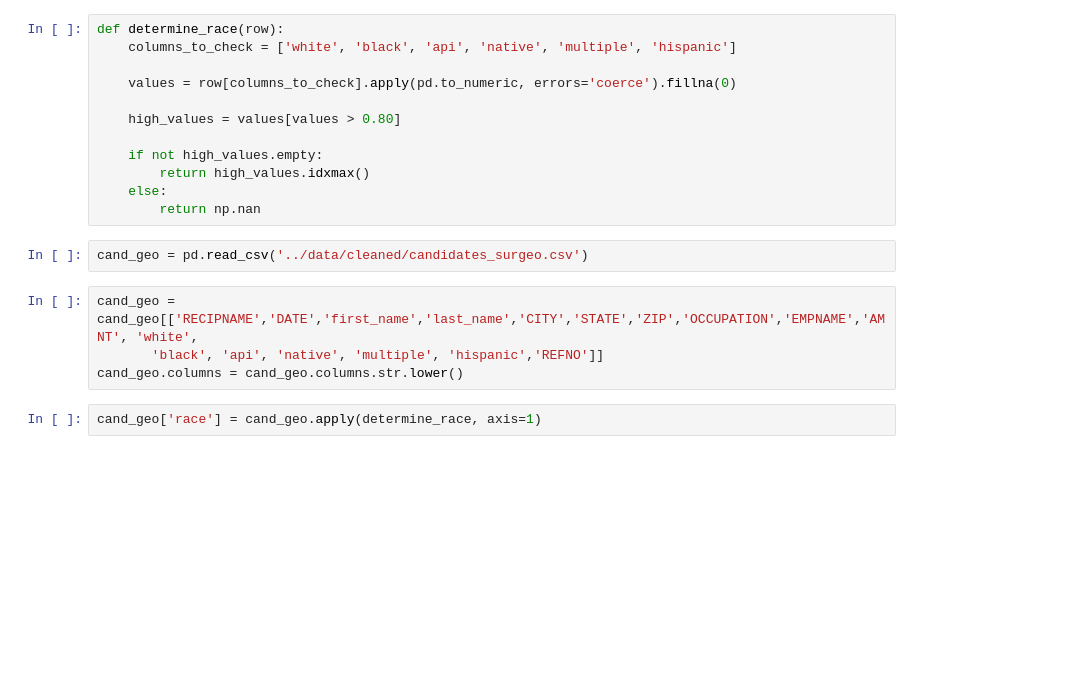
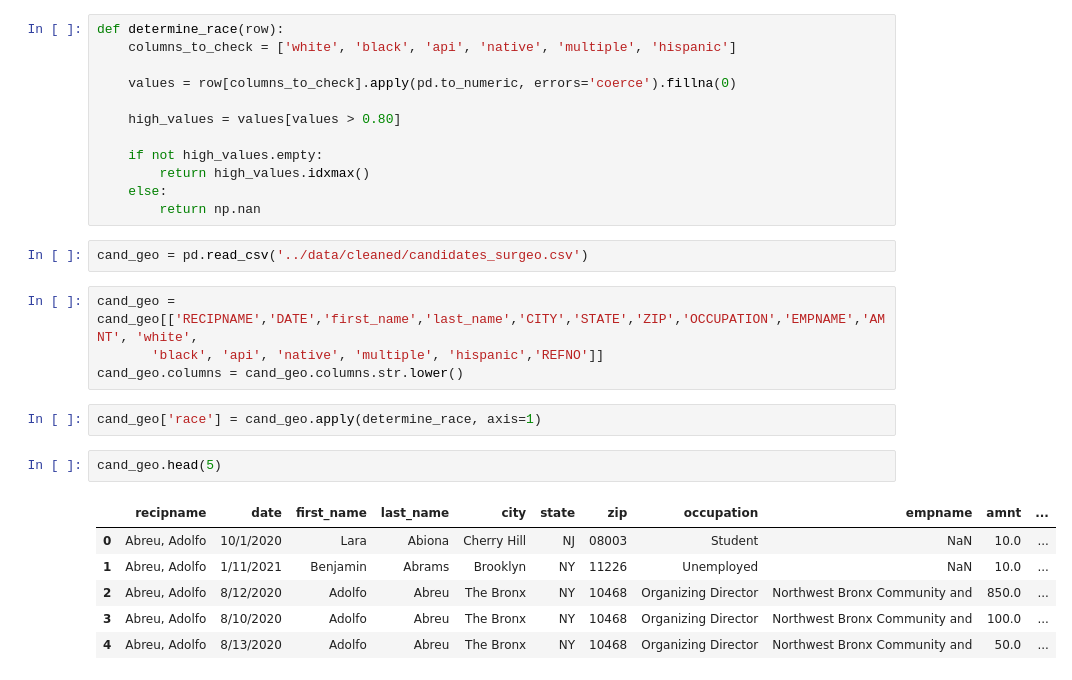
Before and after one commit to SamTGoodson/council_campaign_finance, a Jupyter notebook: notebooks/scratch.ipynb, the cells around one changed output. Cells and saved outputs as stored; diff of their text form; blank space fills up the shorter version.

```diff
--- a/notebooks/scratch.ipynb
+++ b/notebooks/scratch.ipynb
@@ -22,3 +21,12 @@ cand_geo = cand_geo[['RECIPNAME','DATE','first_name','last_name','CITY','STATE',
 cand_geo.columns = cand_geo.columns.str.lower()
 # %%
 cand_geo['race'] = cand_geo.apply(determine_race, axis=1)
+# %%
+cand_geo.head(5)
+# %% [output]
+|  | recipname | date | first_name | last_name | city | state | zip | occupation | empname | amnt | ... |
+| 0 | Abreu, Adolfo | 10/1/2020 | Lara | Abiona | Cherry Hill | NJ | 08003 | Student | NaN | 10.0 | ... |
+| 1 | Abreu, Adolfo | 1/11/2021 | Benjamin | Abrams | Brooklyn | NY | 11226 | Unemployed | NaN | 10.0 | ... |
+| 2 | Abreu, Adolfo | 8/12/2020 | Adolfo | Abreu | The Bronx | NY | 10468 | Organizing Director | Northwest Bronx Community and | 850.0 | ... |
+| 3 | Abreu, Adolfo | 8/10/2020 | Adolfo | Abreu | The Bronx | NY | 10468 | Organizing Director | Northwest Bronx Community and | 100.0 | ... |
+| 4 | Abreu, Adolfo | 8/13/2020 | Adolfo | Abreu | The Bronx | NY | 10468 | Organizing Director | Northwest Bronx Community and | 50.0 | ... |
```
Also changed, not shown: parts of 79 cells of this notebook, 56 other files.
